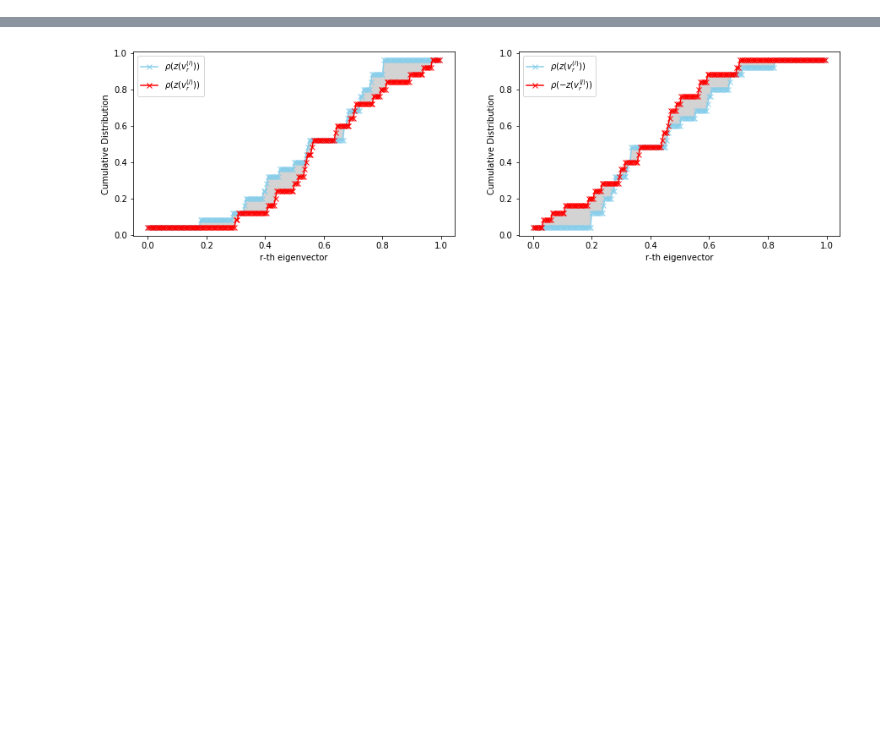
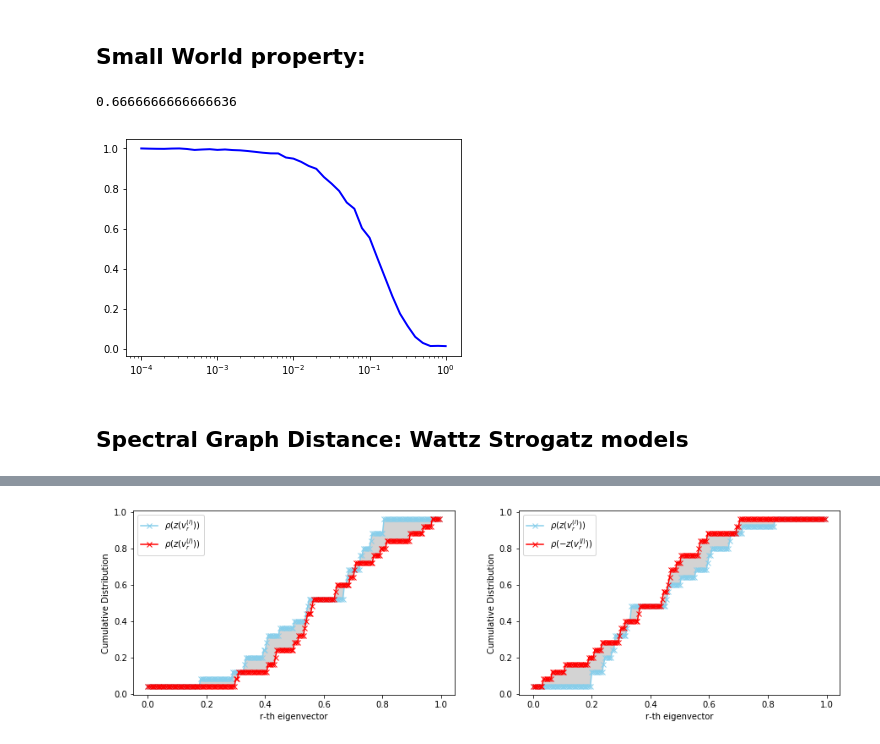
Before and after one commit to msarrias/graph-distance-for-complex-networks, a Jupyter notebook: 03-thesis-figures.ipynb, the cells around one changed output, grey strips where cells are left out. Saved outputs shown, nothing was run; the diff lists cells and outputs as text; code cells hidden in the pictures; blank space fills up the shorter version.

Commit message:
reproduced small world property from WS paper

```diff
--- a/03-thesis-figures.ipynb
+++ b/03-thesis-figures.ipynb
@@ -9 +31,32 @@ import fun as f
+# %% [markdown]
+## Small World property:
+# %%
+N = 1000
+k = 10
+g_0 = watts_strogatz_graph(N,k,0)
+C_0 = g_0.clustering_coefficient()
+C_0
+# %% [output]
+0.6666666666666636
+# %%
+p_list = [10 ** i for i in np.arange(-40, 1, 1) / 10]
+replicates = 1
+results_dict = {}
+for p in p_list:
+    temp = []
+    for replicate in range(replicates):
+        g = watts_strogatz_graph(N, k, p)
+        temp.append(g.clustering_coefficient())
+    results_dict[p] = temp
+# %%
+cc_list = [np.mean(results_dict[key]) / C_0 for key in results_dict]
+# %%
+fig = plt.figure(figsize=(6, 4))
+ax = plt.gca()
+ax.plot(p_list, cc_list, color = 'blue', lw = 2)
+ax.set_xscale('log')
+# %% [output]
+[figure, added]
+# %% [markdown]
+## Spectral Graph Distance: Wattz Strogatz models
 # %%
```
Also changed, not shown: parts of 16 cells of this notebook.
